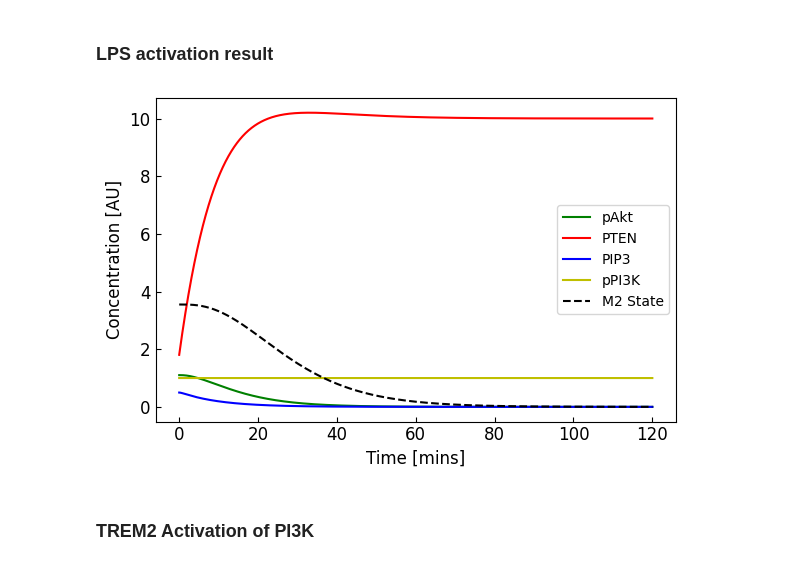
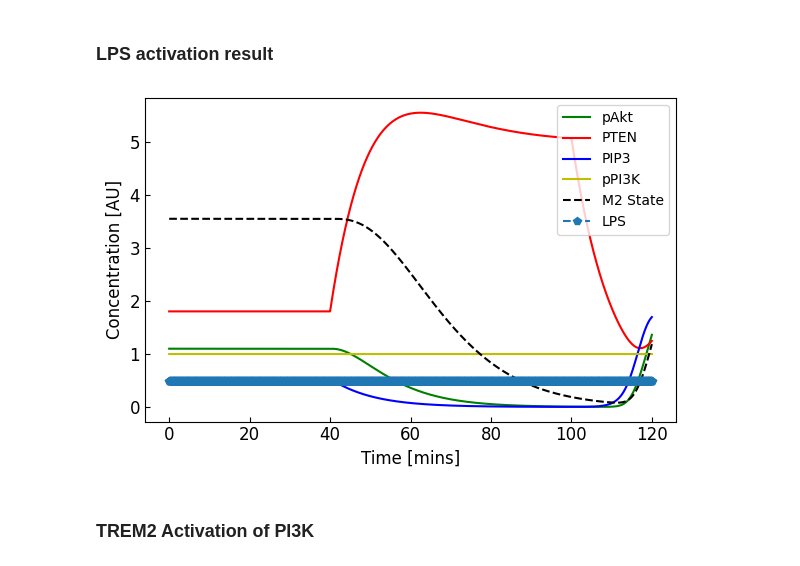
Before and after one commit to rsethi21/dynamicModellingPI3K-Akt, a Jupyter notebook: Goodwin_Oscillation_PI3K_AKT.ipynb, the cells around one changed output. Saved outputs shown, nothing was run; the diff lists cells and outputs as text; code cells hidden in the pictures.

```diff
--- a/Goodwin_Oscillation_PI3K_AKT.ipynb
+++ b/Goodwin_Oscillation_PI3K_AKT.ipynb
@@ -159,26 +208,27 @@ print(steadyState)
 # %%
 ## Graphing values:
 
 time = np.linspace(0,120, 2000)
-y0_2 = [steadyState[0], steadyState[1], steadyState[2], steadyState[3], steadyState[4], 1, 0, 0]
-y_2 = odeint(func,y0_2,time,(True, False, False))
+y0_2 = [steadyState[0], steadyState[1], steadyState[2], steadyState[3], steadyState[4], 0.5, 0, 0]
+y_2 = odeint(func,y0_2,time,((True, 40, 100, y0_2[5]), (False, None, None, None), (False, None, None, None)))
 
 ## Plotting
 
 plt.figure(figsize=(6,4),dpi=100)
 # plt.ylim(0.858, .862)
 plt.plot(time,y_2[:,0],'g-',label='pAkt')
 plt.plot(time,y_2[:,1],'r-',label='PTEN')
 plt.plot(time,y_2[:,2],'b-',label='PIP3')
 plt.plot(time,y_2[:,3],'y-',label='pPI3K')
 plt.plot(time,y_2[:,4],'k--',label='M2 State')
+plt.plot(time,y_2[:,5],'p--',label='LPS')
 plt.tick_params(direction='in',labelsize=12)
 plt.xlabel('Time [mins]',fontsize=12)
 plt.ylabel('Concentration [AU]',fontsize=12)
 plt.legend(loc='best',fontsize=10)
 plt.tight_layout()
 # %% [output]
-[figure, old version]
+[figure, new version]
 # %% [markdown]
 ### TREM2 Activation of PI3K
 # %%
```
Also changed, not shown: parts of 1 cell of this notebook.
